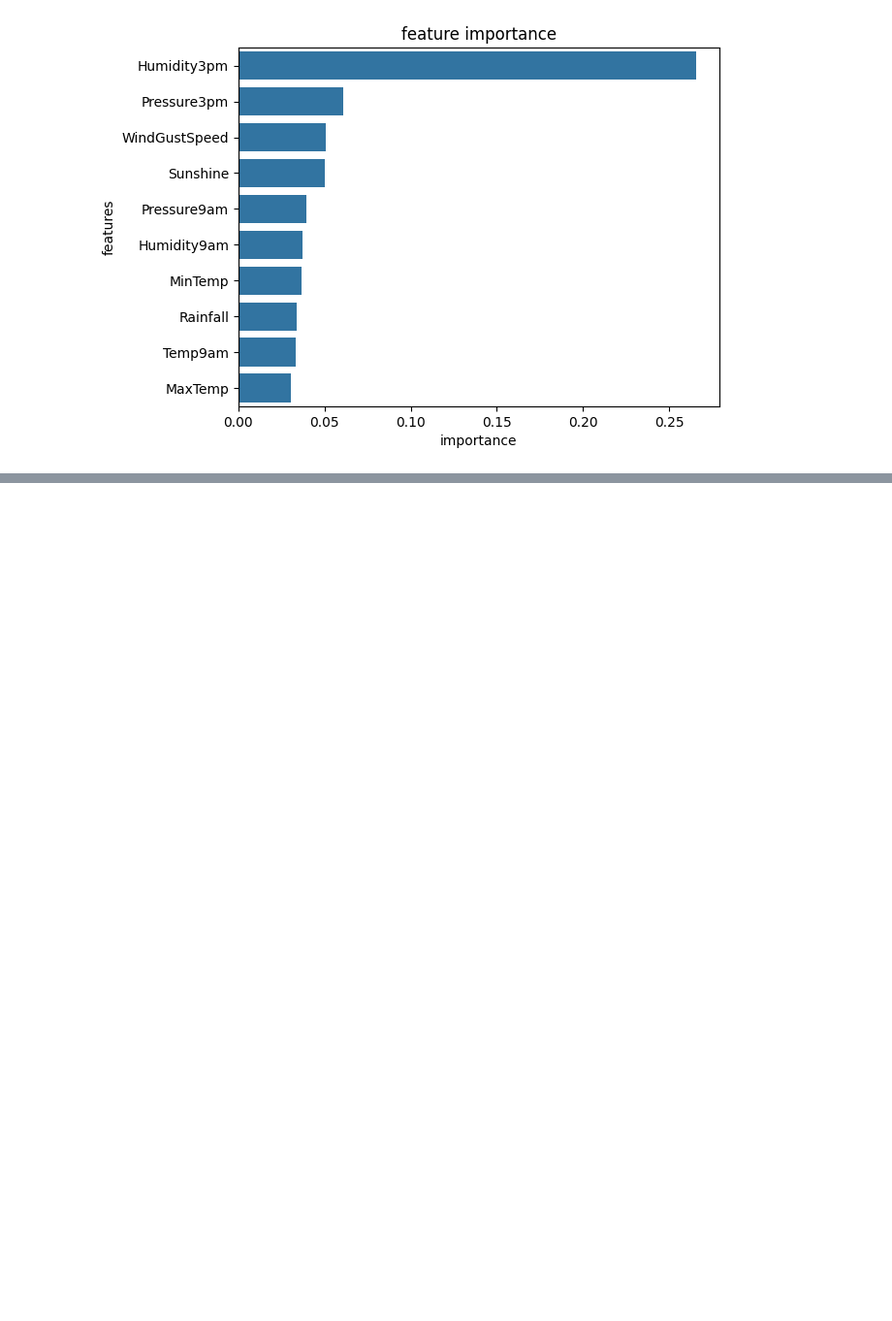
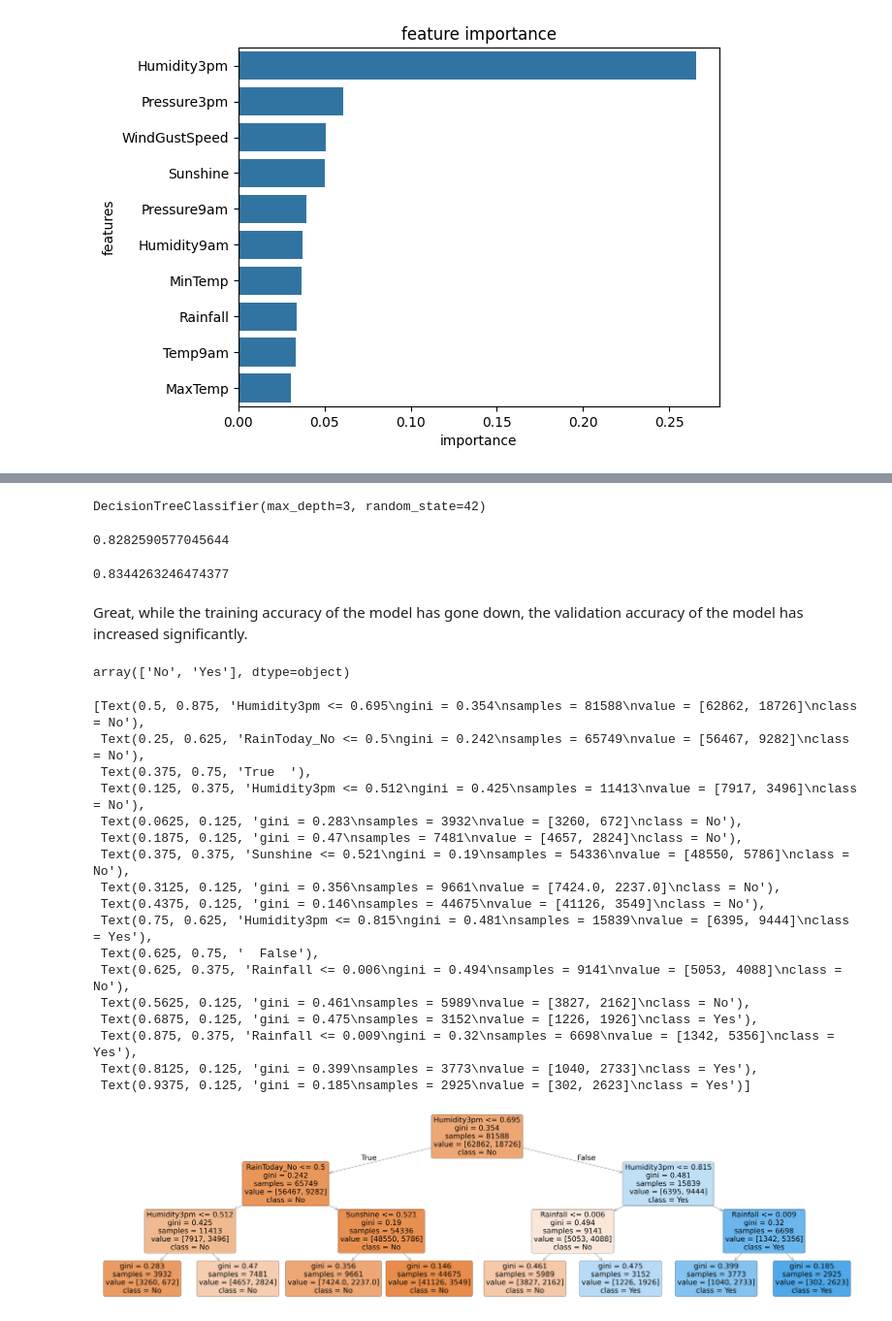
Before and after one commit to 404saugat404/sklearn, a Jupyter notebook: Decision Trees and Random Forests/dt_rf.ipynb, the cells around one changed output, grey strips where cells are left out. Shown at 97% size. Saved outputs shown, nothing was run; the diff lists cells and outputs as text; code cells hidden in the pictures; blank space fills up the shorter version.

```diff
--- a/Decision Trees and Random Forests/dt_rf.ipynb
+++ b/Decision Trees and Random Forests/dt_rf.ipynb
@@ -489,0 +505,42 @@ sns.barplot(data=important_df.head(10),x="importance",y="features")
+# %%
+model=DecisionTreeClassifier(max_depth=3,random_state=42)
+# %%
+model.fit(x_train,train_target)
+# %% [output]
+DecisionTreeClassifier(max_depth=3, random_state=42)
+# %%
+model.score(x_train,train_target)
+# %% [output]
+0.8282590577045644
+# %%
+model.score(x_validation,validation_target)
+# %% [output]
+0.8344263246474377
+# %% [markdown]
+Great, while the training accuracy of the model has gone down, the validation accuracy of the model has increased significantly.
+# %%
+model.classes_
+# %% [output]
+array(['No', 'Yes'], dtype=object)
+# %%
+plt.figure(figsize=(80,20))
+plot_tree(model, feature_names=x_train.columns,filled=True, rounded=True, class_names=model.classes_)
+# %% [output]
+[Text(0.5, 0.875, 'Humidity3pm <= 0.695\ngini = 0.354\nsamples = 81588\nvalue = [62862, 18726]\nclass = No'),
+ Text(0.25, 0.625, 'RainToday_No <= 0.5\ngini = 0.242\nsamples = 65749\nvalue = [56467, 9282]\nclass = No'),
+ Text(0.375, 0.75, 'True  '),
+ Text(0.125, 0.375, 'Humidity3pm <= 0.512\ngini = 0.425\nsamples = 11413\nvalue = [7917, 3496]\nclass = No'),
+ Text(0.0625, 0.125, 'gini = 0.283\nsamples = 3932\nvalue = [3260, 672]\nclass = No'),
+ Text(0.1875, 0.125, 'gini = 0.47\nsamples = 7481\nvalue = [4657, 2824]\nclass = No'),
+ Text(0.375, 0.375, 'Sunshine <= 0.521\ngini = 0.19\nsamples = 54336\nvalue = [48550, 5786]\nclass = No'),
+ Text(0.3125, 0.125, 'gini = 0.356\nsamples = 9661\nvalue = [7424.0, 2237.0]\nclass = No'),
+ Text(0.4375, 0.125, 'gini = 0.146\nsamples = 44675\nvalue = [41126, 3549]\nclass = No'),
+ Text(0.75, 0.625, 'Humidity3pm <= 0.815\ngini = 0.481\nsamples = 15839\nvalue = [6395, 9444]\nclass = Yes'),
+ Text(0.625, 0.75, '  False'),
+ Text(0.625, 0.375, 'Rainfall <= 0.006\ngini = 0.494\nsamples = 9141\nvalue = [5053, 4088]\nclass = No'),
+ Text(0.5625, 0.125, 'gini = 0.461\nsamples = 5989\nvalue = [3827, 2162]\nclass = No'),
+ Text(0.6875, 0.125, 'gini = 0.475\nsamples = 3152\nvalue = [1226, 1926]\nclass = Yes'),
+ Text(0.875, 0.375, 'Rainfall <= 0.009\ngini = 0.32\nsamples = 6698\nvalue = [1342, 5356]\nclass = Yes'),
+ Text(0.8125, 0.125, 'gini = 0.399\nsamples = 3773\nvalue = [1040, 2733]\nclass = Yes'),
+ Text(0.9375, 0.125, 'gini = 0.185\nsamples = 2925\nvalue = [302, 2623]\nclass = Yes')]
+[figure, added]
```
Also changed, not shown: parts of 16 cells of this notebook.
